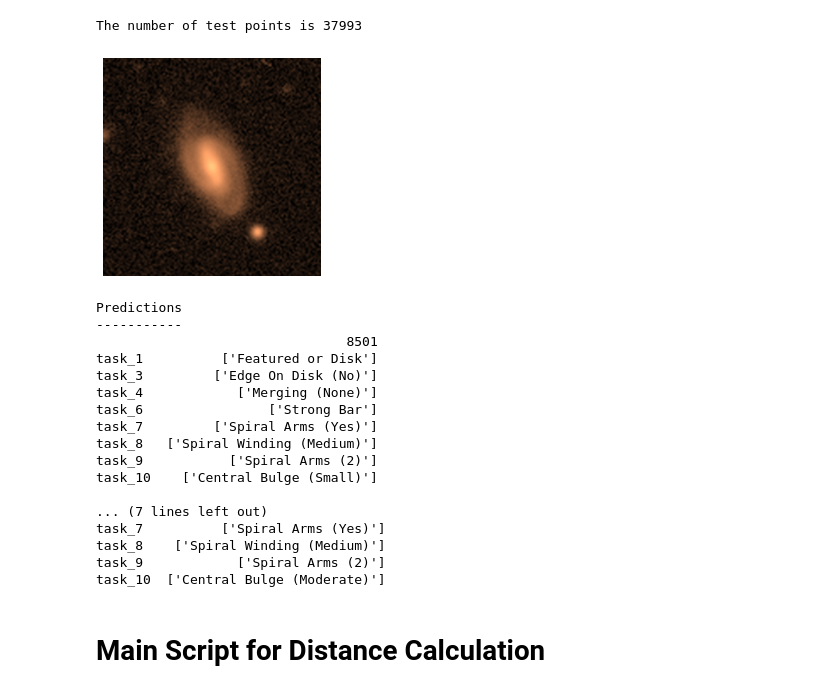
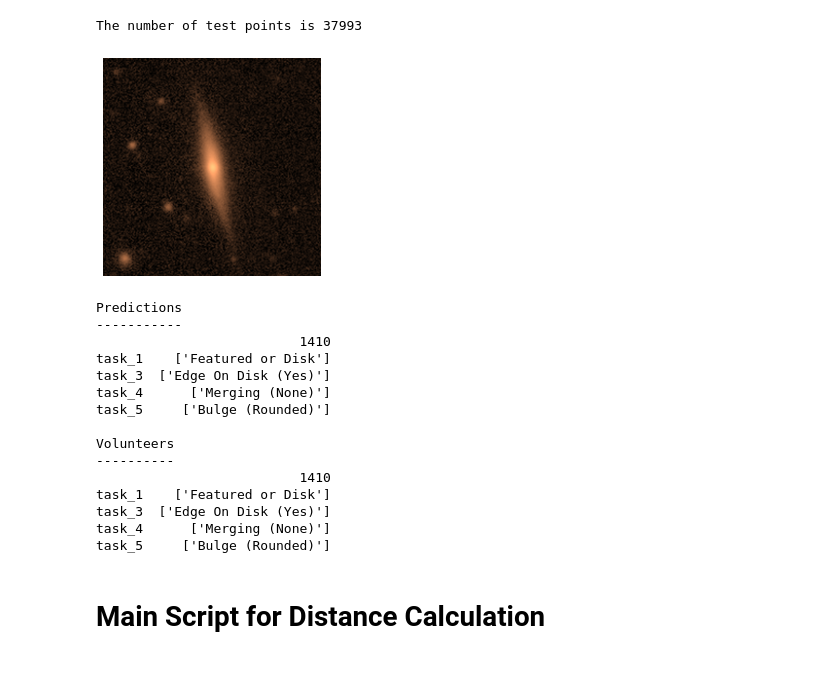
Before and after one commit to Harry45/MTL, a Jupyter notebook: decals.ipynb, the cells around one changed output. Cells and saved outputs as stored; diff of their text form; code cells hidden in the pictures.

```diff
--- a/decals.ipynb
+++ b/decals.ipynb
@@ -218,26 +218,24 @@ test_loader = DataLoader(dataset=test_dataset, batch_size=1, shuffle=False)
 # %% [output]
 The number of test points is 37993
 # %%
-labels_pred, labels_test = compare_tree_mtl(test_loader, 8501, tree_pred_df, tree_test_df, savefig=False)
+labels_pred, labels_test = compare_tree_mtl(test_loader, 1410, tree_pred_df, tree_test_df, savefig=True)
 # %% [output]
-[figure, old version]
+[figure, new version]
 Predictions
 -----------
-                                8501
-task_1          ['Featured or Disk']
-task_3         ['Edge On Disk (No)']
-task_4            ['Merging (None)']
-task_6                ['Strong Bar']
-task_7         ['Spiral Arms (Yes)']
-task_8   ['Spiral Winding (Medium)']
-task_9           ['Spiral Arms (2)']
-task_10    ['Central Bulge (Small)']
+                          1410
+task_1    ['Featured or Disk']
+task_3  ['Edge On Disk (Yes)']
+task_4      ['Merging (None)']
+task_5     ['Bulge (Rounded)']
 
-... (7 lines left out)
-task_7          ['Spiral Arms (Yes)']
-task_8    ['Spiral Winding (Medium)']
-task_9            ['Spiral Arms (2)']
-task_10  ['Central Bulge (Moderate)']
+Volunteers
+----------
+                          1410
+task_1    ['Featured or Disk']
+task_3  ['Edge On Disk (Yes)']
+task_4      ['Merging (None)']
+task_5     ['Bulge (Rounded)']
 # %% [markdown]
 # Main Script for Distance Calculation
 # %%
```
Also changed, not shown: parts of 1 cell of this notebook, 1 other file.
